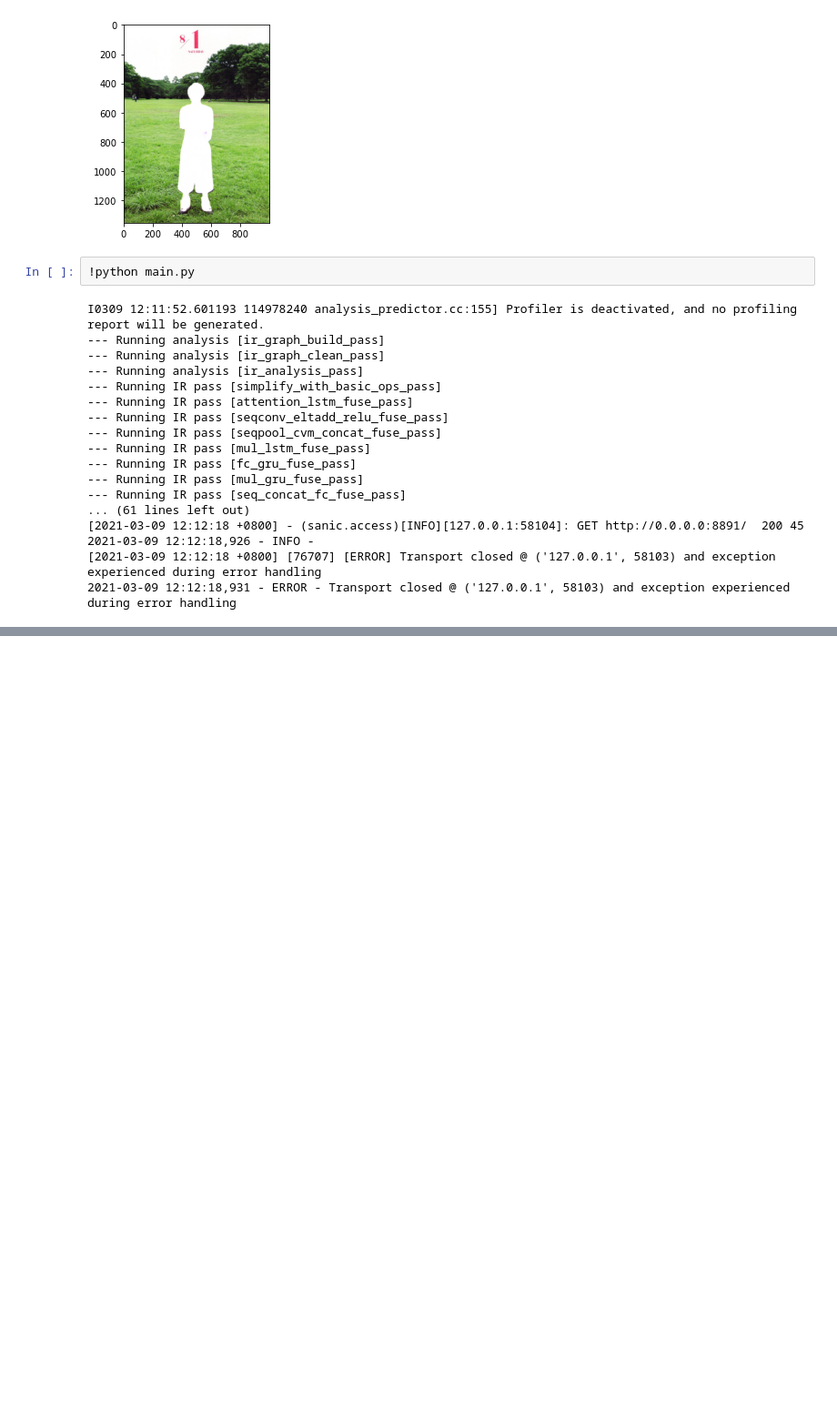
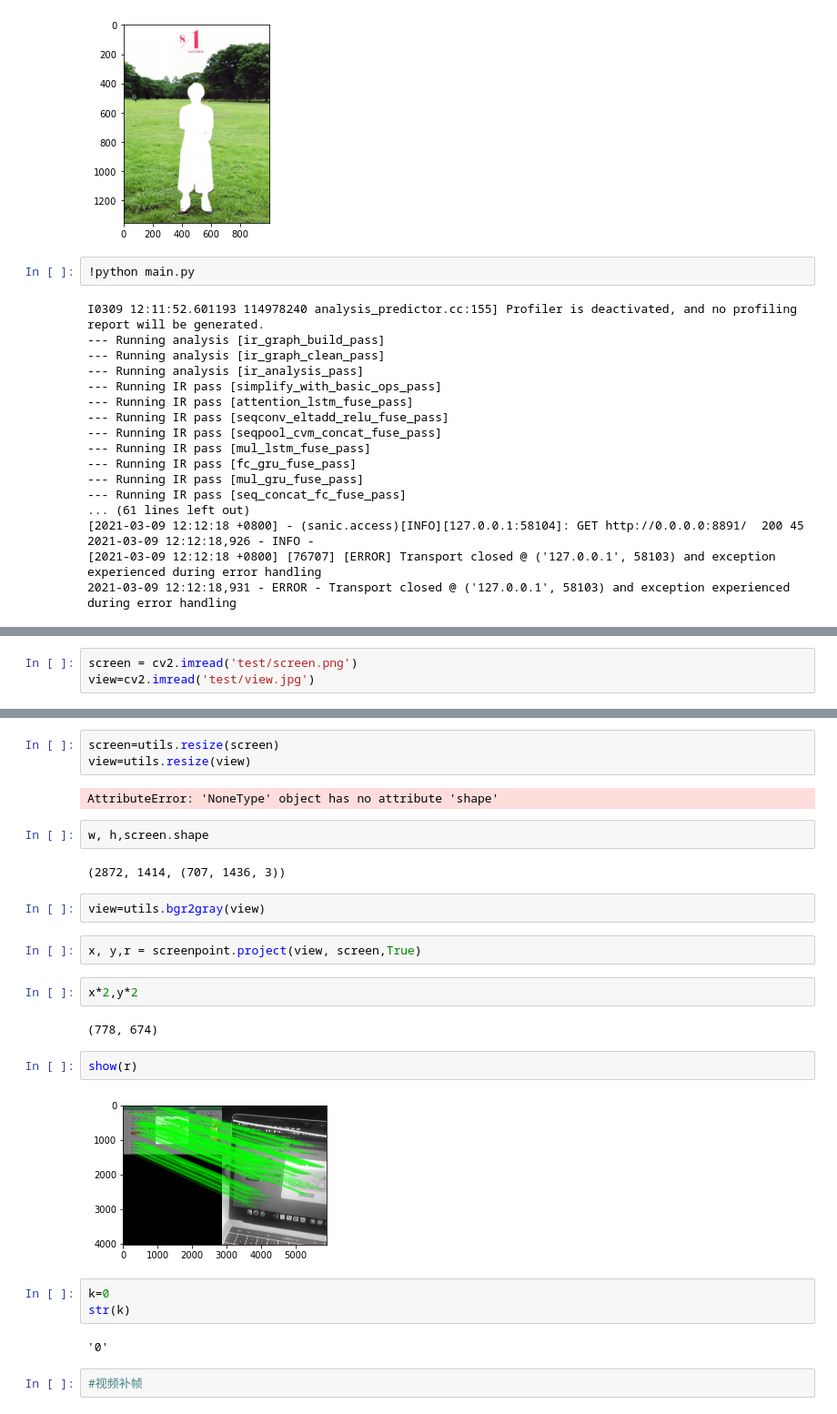
Before and after one commit to shadowcz007/AR-lab, a Jupyter notebook: server/main.ipynb, the cells around one changed output, grey strips where cells are left out. Shown: that part at 91% size. Saved outputs shown, nothing was run; the diff lists cells and outputs as text; blank space fills up the shorter version.

```diff
--- a/server/main.ipynb
+++ b/server/main.ipynb
@@ -115,0 +141,3 @@ I0309 12:11:52.601193 114978240 analysis_predictor.cc:155] Profiler is deactivat
+# %%
+screen = cv2.imread('test/screen.png')
+view=cv2.imread('test/view.jpg')
@@ -115,0 +148,28 @@ I0309 12:11:52.601193 114978240 analysis_predictor.cc:155] Profiler is deactivat
+# %%
+screen=utils.resize(screen)
+view=utils.resize(view)
+# %% [output]
+AttributeError: 'NoneType' object has no attribute 'shape'
+# %%
+w, h,screen.shape
+# %% [output]
+(2872, 1414, (707, 1436, 3))
+# %%
+view=utils.bgr2gray(view)
+# %%
+x, y,r = screenpoint.project(view, screen,True)
+# %%
+x*2,y*2
+# %% [output]
+(778, 674)
+# %%
+show(r)
+# %% [output]
+[figure, added]
+# %%
+k=0
+str(k)
+# %% [output]
+'0'
+# %%
+#视频补帧
```
Also changed, not shown: parts of 7 cells of this notebook, 13 other files.
